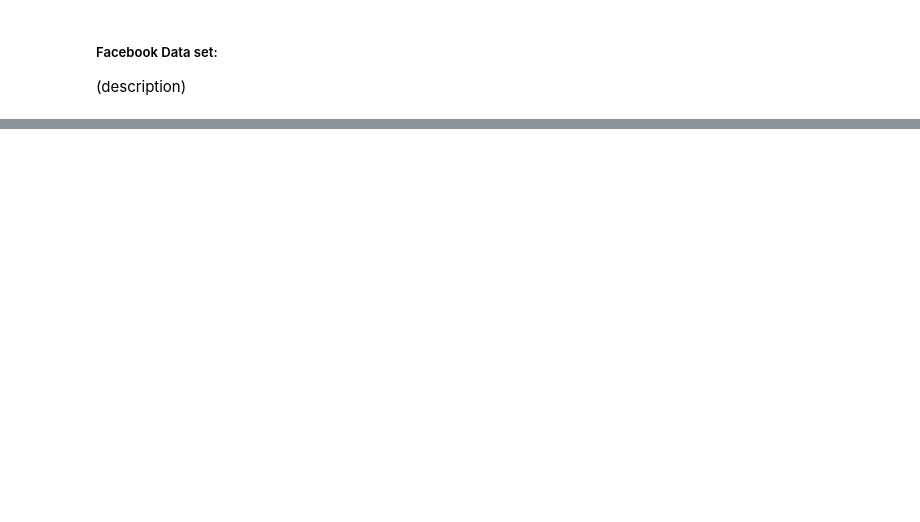
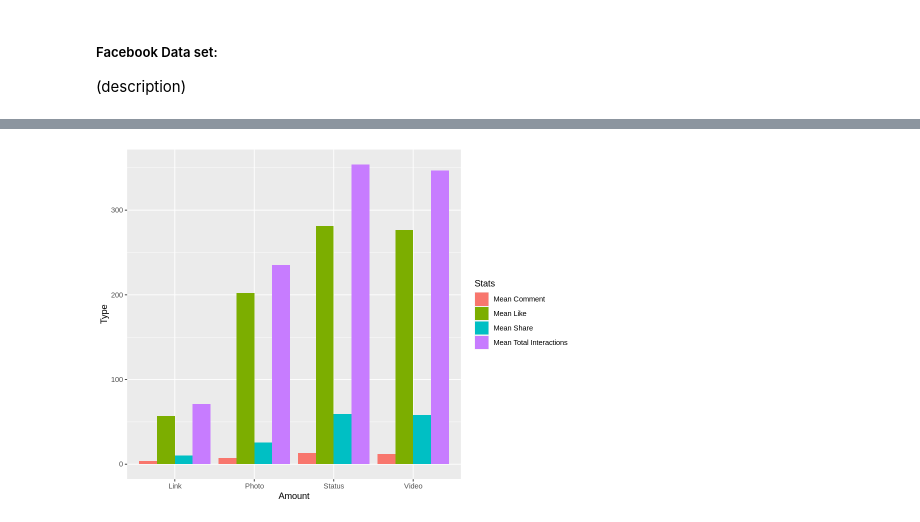
Before and after one commit to calamari99/Facebook-Post-Predictor, a Jupyter notebook: main.ipynb, the cells around one changed output, grey strips where cells are left out. Saved outputs shown, nothing was run; the diff lists cells and outputs as text; code cells hidden in the pictures; blank space fills up the shorter version.

```diff
--- a/main.ipynb
+++ b/main.ipynb
@@ -100,3 +353,12 @@ A tibble: 5 × 19
+# %%
+mean_fb <- ggplot(fb_long, aes(x = type, y = Value, fill = Stat)) +
+    geom_col(position = "dodge") +
+    labs(x = "Amount", y = "Type") +
+    scale_fill_discrete(name = "Stats", labels = c("Mean Comment", "Mean Like", "Mean Share", "Mean Total Interactions"))
+
+mean_fb
+# %% [output]
+[figure, added]
 # %%
 test_plot <- facebook %>% ggplot(aes(x = Lifetime_Post_Total_Reach, y = Lifetime_Post_Total_Impressions)) + geom_point()
 test_plot
```
Also changed, not shown: parts of 30 cells of this notebook.
